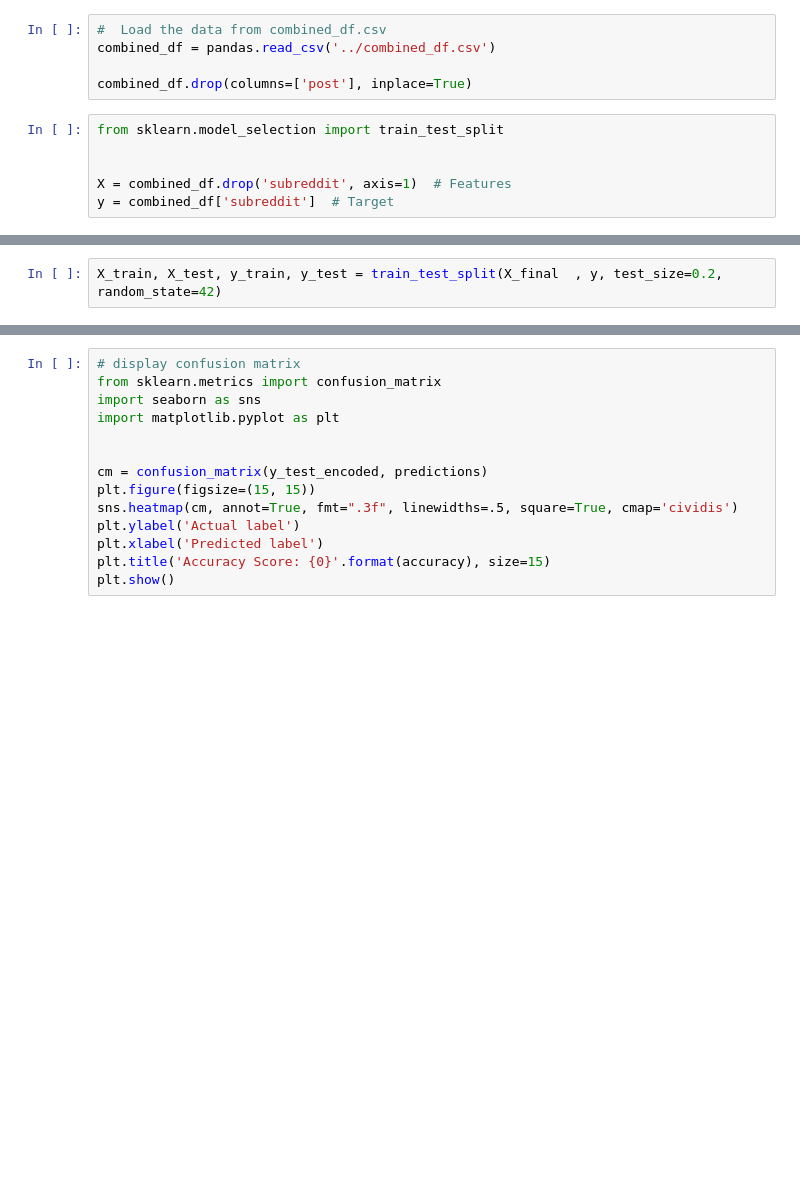
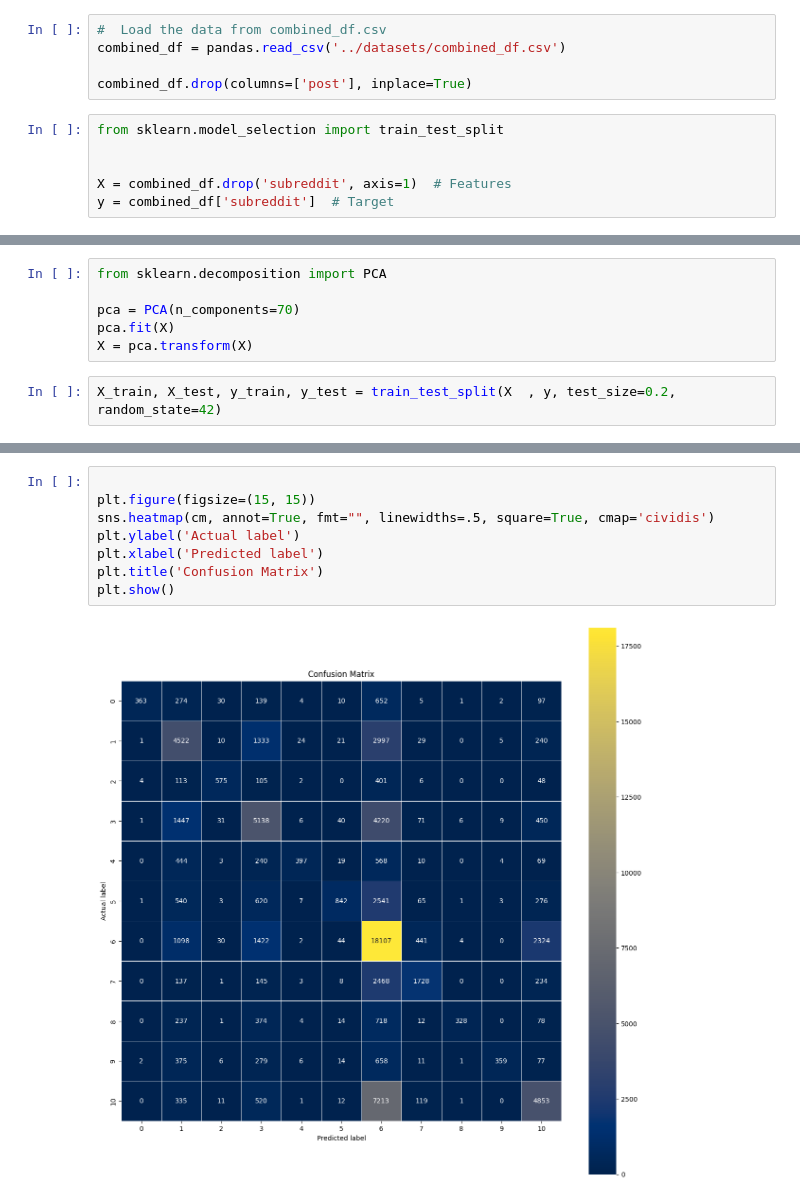
Before and after one commit to Statistical-Methods-in-AI-Monsoon-2023/project-boys, a Jupyter notebook: RFC/RFC_base.ipynb, the cells around one changed output, grey strips where cells are left out. Cells and saved outputs as stored; diff of their text form; blank space fills up the shorter version.

```diff
--- a/RFC/RFC_base.ipynb
+++ b/RFC/RFC_base.ipynb
@@ -3,7 +3,7 @@ import pandas
 import numpy as np
 # %%
 #  Load the data from combined_df.csv
-combined_df = pandas.read_csv('../combined_df.csv')
+combined_df = pandas.read_csv('../datasets/combined_df.csv')
 
 combined_df.drop(columns=['post'], inplace=True)
 # %%
@@ -26,5 +15,11 @@ X_final = standard_scaler.fit_transform(X)
+# %%
+from sklearn.decomposition import PCA
+
+pca = PCA(n_components=70)
+pca.fit(X)
+X = pca.transform(X)
 # %%
-X_train, X_test, y_train, y_test = train_test_split(X_final  , y, test_size=0.2, random_state=42)
+X_train, X_test, y_train, y_test = train_test_split(X  , y, test_size=0.2, random_state=42)
 # %%
 import pandas as pd
 from sklearn.preprocessing import OneHotEncoder
@@ -61,14 +88,10 @@ print("Classification Report:\n", classification_report(y_test_encoded, predicti
 # %%
-# display confusion matrix
-from sklearn.metrics import confusion_matrix
-import seaborn as sns
-import matplotlib.pyplot as plt
 
-
-cm = confusion_matrix(y_test_encoded, predictions)
 plt.figure(figsize=(15, 15))
-sns.heatmap(cm, annot=True, fmt=".3f", linewidths=.5, square=True, cmap='cividis')
+sns.heatmap(cm, annot=True, fmt="", linewidths=.5, square=True, cmap='cividis')
 plt.ylabel('Actual label')
 plt.xlabel('Predicted label')
-plt.title('Accuracy Score: {0}'.format(accuracy), size=15)
+plt.title('Confusion Matrix')
 plt.show()
+# %% [output]
+[figure, added]
```
Also changed, not shown: parts of 9 cells of this notebook, 13 other files.
